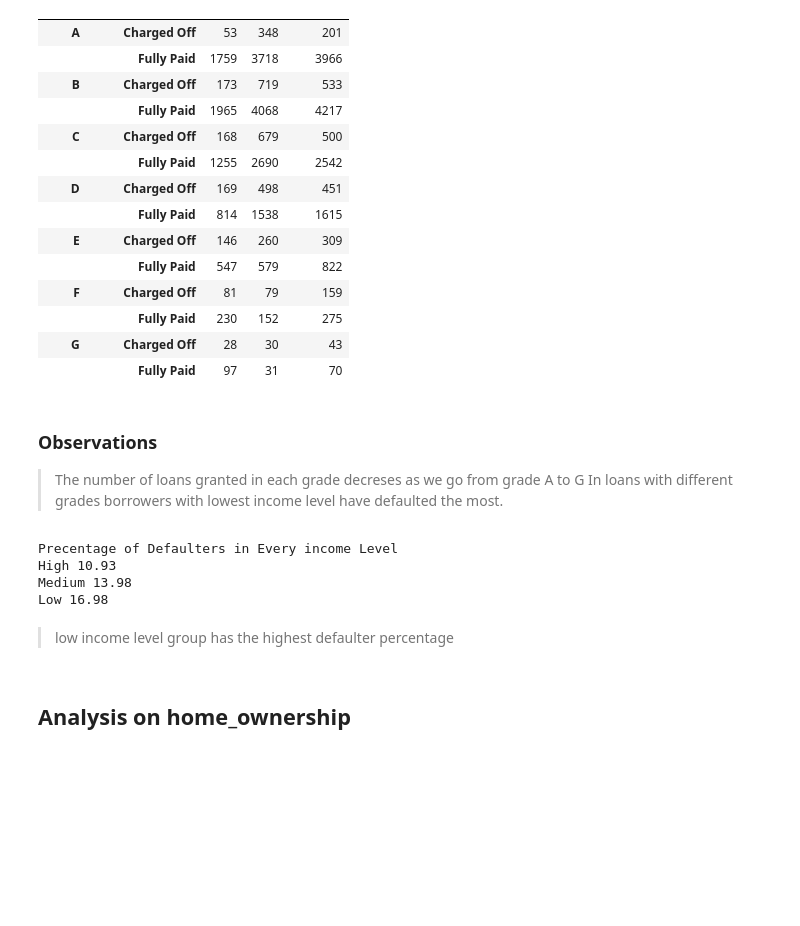
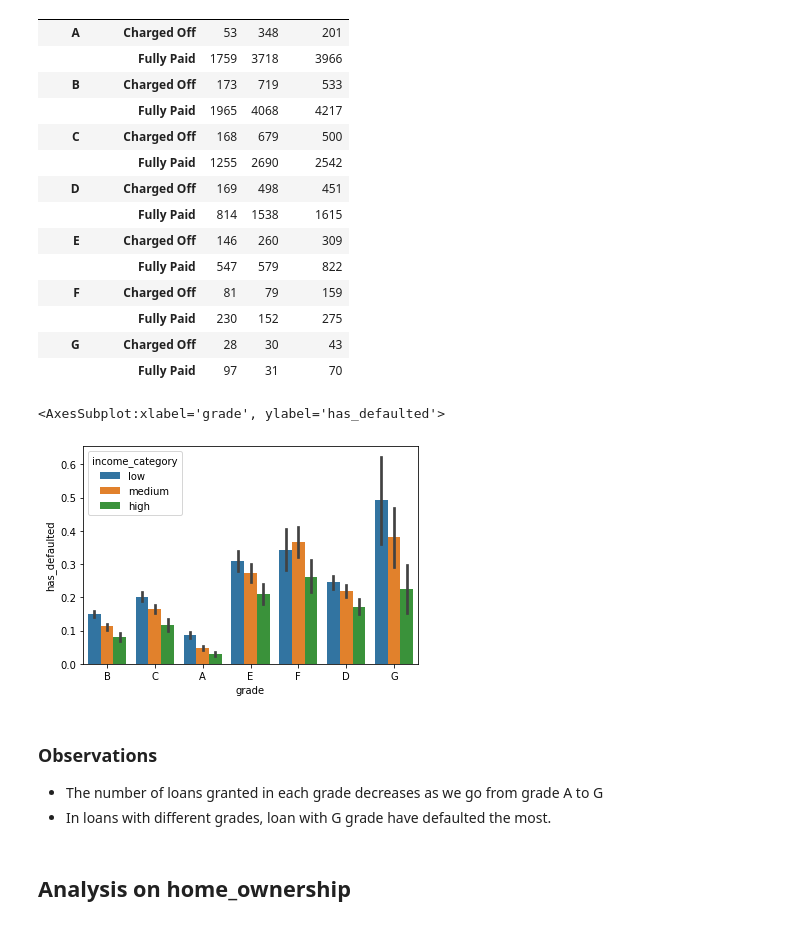
Before and after one commit to nltr2/LendingClubCaseStudy, a Jupyter notebook: Bharat.ipynb, the cells around one changed output. Drawn from its saved outputs; the diff is of its cells as text; code cells hidden in the pictures; blank space fills up the shorter version.

```diff
--- a/Bharat.ipynb
+++ b/Bharat.ipynb
@@ -211,0 +274,13 @@ sns.barplot(x="loan_status", y="loan_amnt", hue="income_category", data=loan_dat
+# %%
+#loan_data['emp_length'].unique()
+
+def elbuckets(length):
+    if length in ['< 1 year','1 year', '2 years', '3 years']:
+        return 'low'
+    elif length in ['4 years', '5 years', '6 years','7 years']:
+        return 'medium'
+    else:
+        return 'high'
+loan_data['emp_exp'] = loan_data['emp_length'].apply(lambda x: elbuckets(x))
+
+pd.crosstab([loan_data['has_defaulted']], columns=loan_data['emp_exp']).style.background_gradient(axis=0)
@@ -230,23 +325,16 @@ pd.crosstab([loan_data['grade'],loan_data['loan_status']], columns=loan_data['in
 |  | Fully Paid | 230 | 152 | 275 |
 | G | Charged Off | 28 | 30 | 43 |
 |  | Fully Paid | 97 | 31 | 70 |
+# %%
+sns.barplot(x="grade", y="has_defaulted", hue="income_category", data=loan_data)
+# %% [output]
+<AxesSubplot:xlabel='grade', ylabel='has_defaulted'>
+[figure, added]
 # %% [markdown]
 ### Observations
 
-> The number of loans granted in each grade decreses as we go from grade A to G
-> In loans with different grades borrowers with lowest income level have defaulted the most.
+- The number of loans granted in each grade decreases as we go from grade A to G
+- In loans with different grades, loan with G grade have defaulted the most.
-# %%
-print('Precentage of Defaulters in Every income Level')
-print('High',round(loan_data[(loan_data['income_category']=='high')&(loan_data['loan_status']=='Charged Off')].shape[0]/loan_data[loan_data['income_category']=='high'].shape[0]*100,2))
-print('Medium',round(loan_data[(loan_data['income_category']=='medium')&(loan_data['loan_status']=='Charged Off')].shape[0]/loan_data[loan_data['income_category']=='medium'].shape[0]*100,2))
-print('Low',round(loan_data[(loan_data['income_category']=='low')&(loan_data['loan_status']=='Charged Off')].shape[0]/loan_data[loan_data['income_category']=='low'].shape[0]*100,2))
-# %% [output]
-Precentage of Defaulters in Every income Level
-High 10.93
-Medium 13.98
-Low 16.98
-# %% [markdown]
-> low income level group has the highest defaulter percentage
 # %% [markdown]
 ## Analysis on home_ownership
 # %%
```
Also changed, not shown: parts of 26 cells of this notebook.
